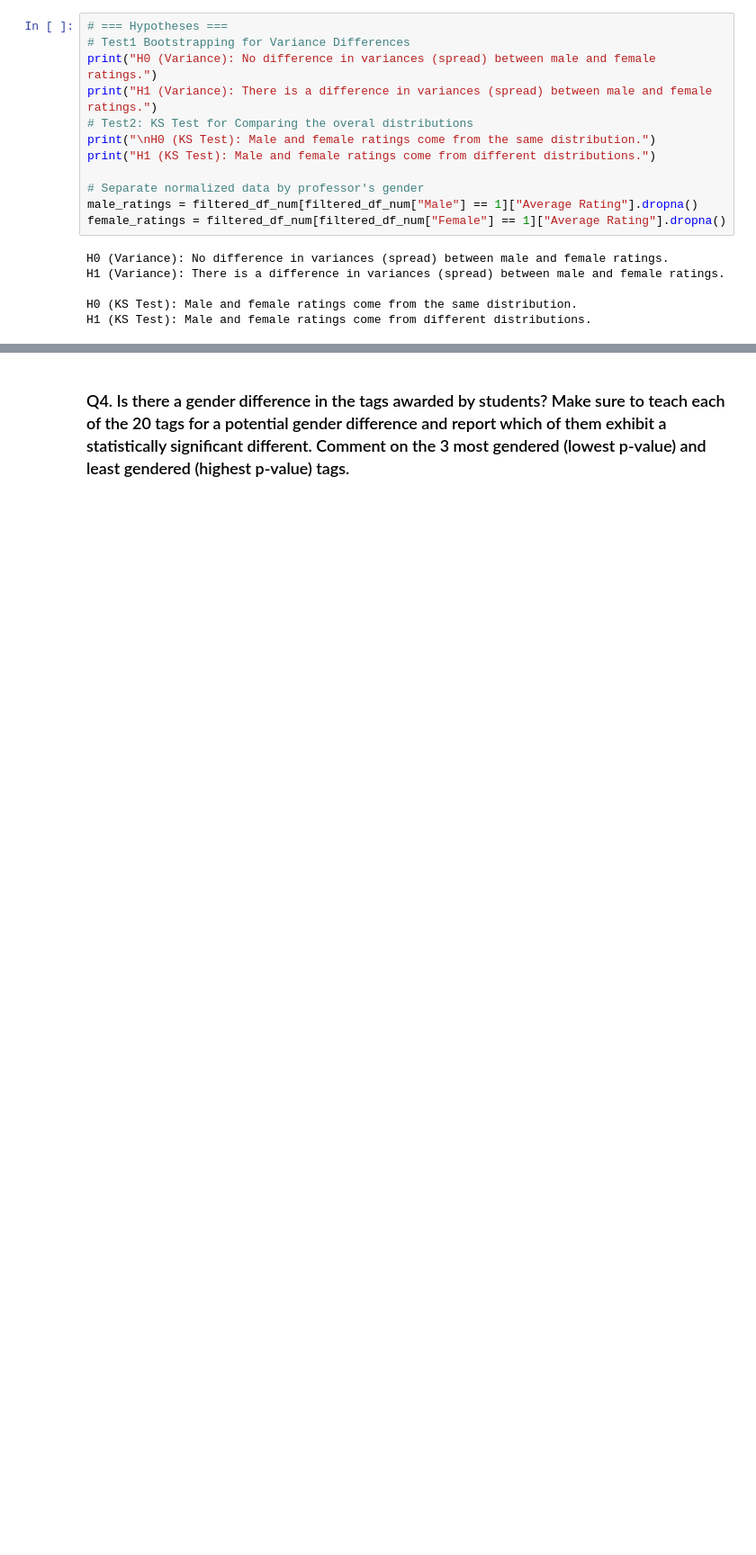
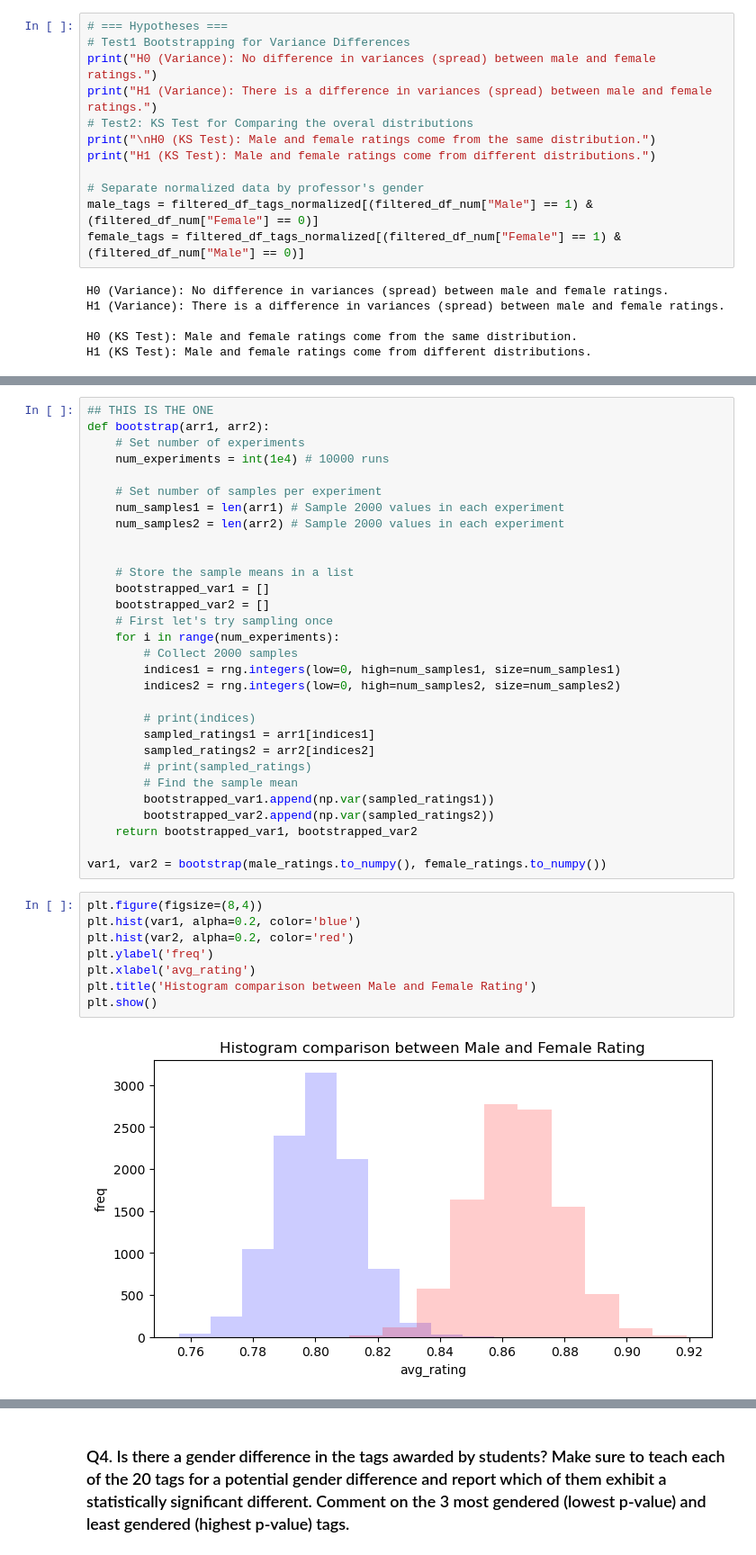
Before and after one commit to kk5739/rate-my-professor-rating-analysis, a Jupyter notebook: IDS_Capstone_Q2_4_8 copy.ipynb, the cells around one changed output, grey strips where cells are left out. Shown at 90% size. Drawn from its saved outputs; the diff is of its cells as text; blank space fills up the shorter version.

```diff
--- a/IDS_Capstone_Q2_4_8 copy.ipynb
+++ b/IDS_Capstone_Q2_4_8 copy.ipynb
@@ -168,8 +168,8 @@ print("\nH0 (KS Test): Male and female ratings come from the same distribution."
 print("H1 (KS Test): Male and female ratings come from different distributions.")
 
 # Separate normalized data by professor's gender
-male_ratings = filtered_df_num[filtered_df_num["Male"] == 1]["Average Rating"].dropna()
-female_ratings = filtered_df_num[filtered_df_num["Female"] == 1]["Average Rating"].dropna()
+male_tags = filtered_df_tags_normalized[(filtered_df_num["Male"] == 1) & (filtered_df_num["Female"] == 0)]
+female_tags = filtered_df_tags_normalized[(filtered_df_num["Female"] == 1) & (filtered_df_num["Male"] == 0)]
 # %% [output]
 H0 (Variance): No difference in variances (spread) between male and female ratings.
 H1 (Variance): There is a difference in variances (spread) between male and female ratings.
@@ -209,4 +210,44 @@ else:
 95% Confidence Interval for Variance Difference: (-0.1008, -0.0277)
 
 Reject H0: Variances are significantly different.
+# %%
+## THIS IS THE ONE
+def bootstrap(arr1, arr2):
+    # Set number of experiments
+    num_experiments = int(1e4) # 10000 runs
+
+    # Set number of samples per experiment
+    num_samples1 = len(arr1) # Sample 2000 values in each experiment
+    num_samples2 = len(arr2) # Sample 2000 values in each experiment
+
+
+    # Store the sample means in a list
+    bootstrapped_var1 = []
+    bootstrapped_var2 = []
+    # First let's try sampling once
+    for i in range(num_experiments):
+        # Collect 2000 samples
+        indices1 = rng.integers(low=0, high=num_samples1, size=num_samples1)
+        indices2 = rng.integers(low=0, high=num_samples2, size=num_samples2)
+
+        # print(indices)
+        sampled_ratings1 = arr1[indices1]
+        sampled_ratings2 = arr2[indices2]
+        # print(sampled_ratings)
+        # Find the sample mean
+        bootstrapped_var1.append(np.var(sampled_ratings1))
+        bootstrapped_var2.append(np.var(sampled_ratings2))
+    return bootstrapped_var1, bootstrapped_var2
+
+var1, var2 = bootstrap(male_ratings.to_numpy(), female_ratings.to_numpy())
+# %%
+plt.figure(figsize=(8,4))
+plt.hist(var1, alpha=0.2, color='blue')
+plt.hist(var2, alpha=0.2, color='red')
+plt.ylabel('freq')
+plt.xlabel('avg_rating')
+plt.title('Histogram comparison between Male and Female Rating')
+plt.show()
+# %% [output]
+[figure, added]
 # %%
```
Also changed, not shown: parts of 8 cells of this notebook.
